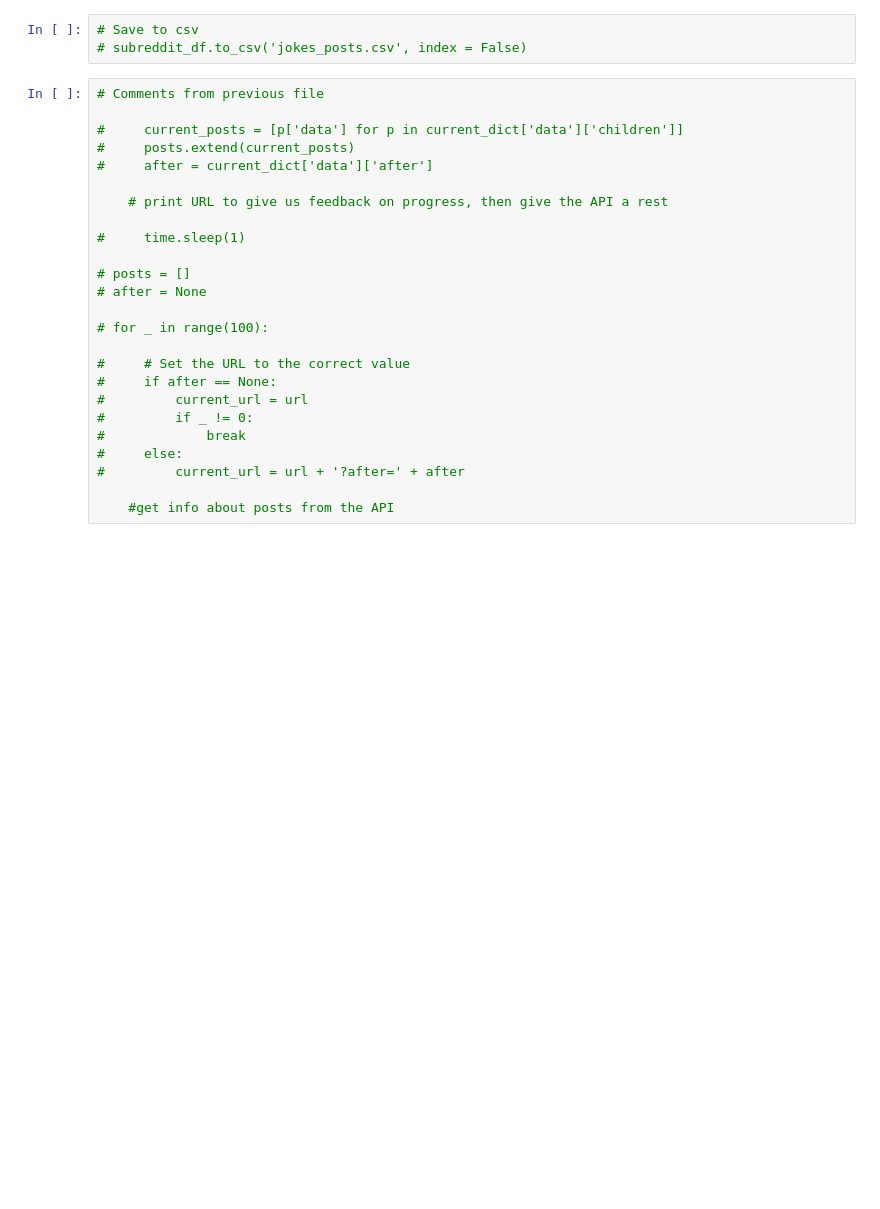
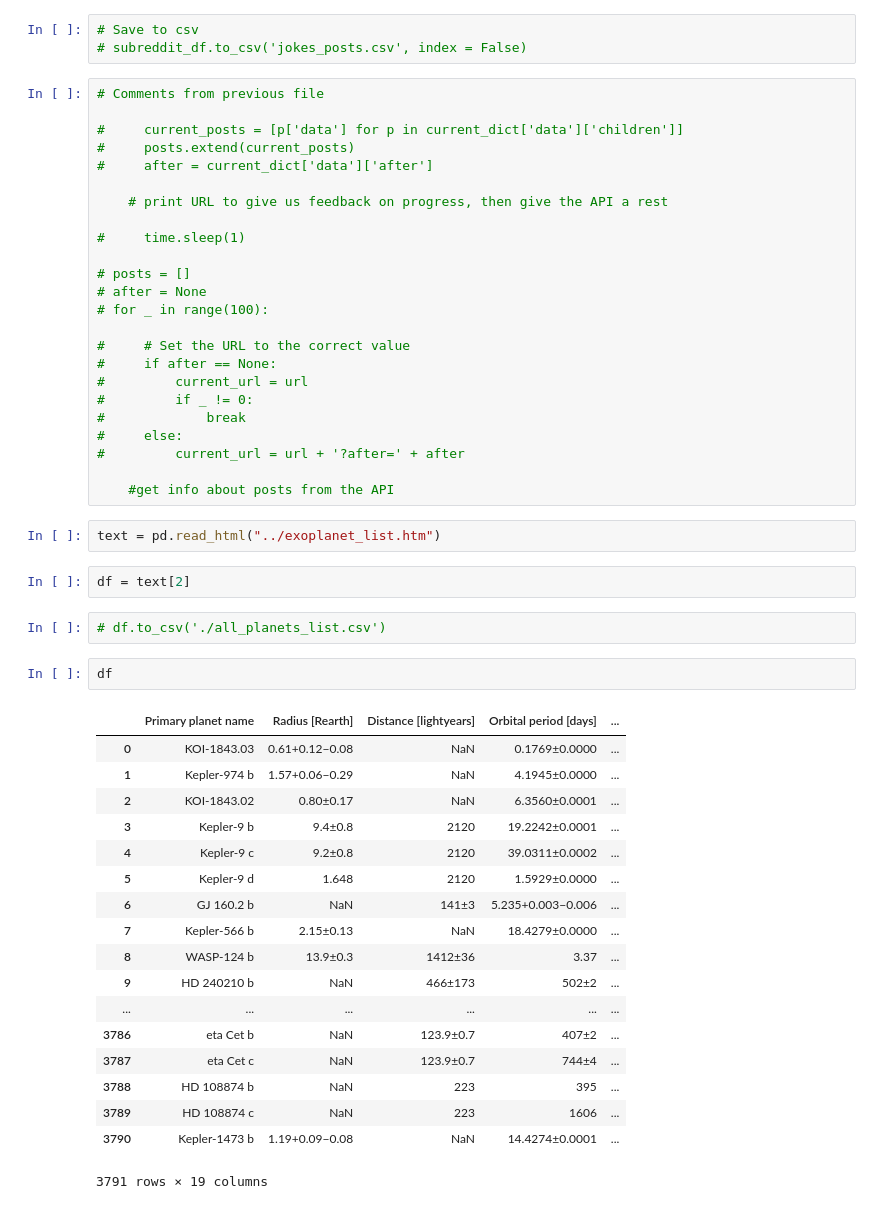
Before and after one commit to zachdg7/Exoplanet_Detection, a Jupyter notebook: scraper.ipynb, the cells around one changed output. Drawn from its saved outputs; the diff is of its cells as text; blank space fills up the shorter version.

```diff
--- a/scraper.ipynb
+++ b/scraper.ipynb
@@ -69,7 +69,6 @@ scrapings.head().T
 
 # posts = []
 # after = None
-
 # for _ in range(100):
 
 #     # Set the URL to the correct value
@@ -81,3 +80,30 @@ scrapings.head().T
 #         current_url = url + '?after=' + after
 
     #get info about posts from the API
+# %%
+text = pd.read_html("../exoplanet_list.htm")
+# %%
+df = text[2]
+# %%
+# df.to_csv('./all_planets_list.csv')
+# %%
+df
+# %% [output]
+|  | Primary planet name | Radius [Rearth] | Distance [lightyears] | Orbital period [days] | ... |
+| 0 | KOI-1843.03 | 0.61+0.12−0.08 | NaN | 0.1769±0.0000 | ... |
+| 1 | Kepler-974 b | 1.57+0.06−0.29 | NaN | 4.1945±0.0000 | ... |
+| 2 | KOI-1843.02 | 0.80±0.17 | NaN | 6.3560±0.0001 | ... |
+| 3 | Kepler-9 b | 9.4±0.8 | 2120 | 19.2242±0.0001 | ... |
+| 4 | Kepler-9 c | 9.2±0.8 | 2120 | 39.0311±0.0002 | ... |
+| 5 | Kepler-9 d | 1.648 | 2120 | 1.5929±0.0000 | ... |
+| 6 | GJ 160.2 b | NaN | 141±3 | 5.235+0.003−0.006 | ... |
+| 7 | Kepler-566 b | 2.15±0.13 | NaN | 18.4279±0.0000 | ... |
+| 8 | WASP-124 b | 13.9±0.3 | 1412±36 | 3.37 | ... |
+| 9 | HD 240210 b | NaN | 466±173 | 502±2 | ... |
+| ... | ... | ... | ... | ... | ... |
+| 3786 | eta Cet b | NaN | 123.9±0.7 | 407±2 | ... |
+| 3787 | eta Cet c | NaN | 123.9±0.7 | 744±4 | ... |
+| 3788 | HD 108874 b | NaN | 223 | 395 | ... |
+| 3789 | HD 108874 c | NaN | 223 | 1606 | ... |
+| 3790 | Kepler-1473 b | 1.19+0.09−0.08 | NaN | 14.4274±0.0001 | ... |
+3791 rows × 19 columns
```
Also changed, not shown: 6 other files.
